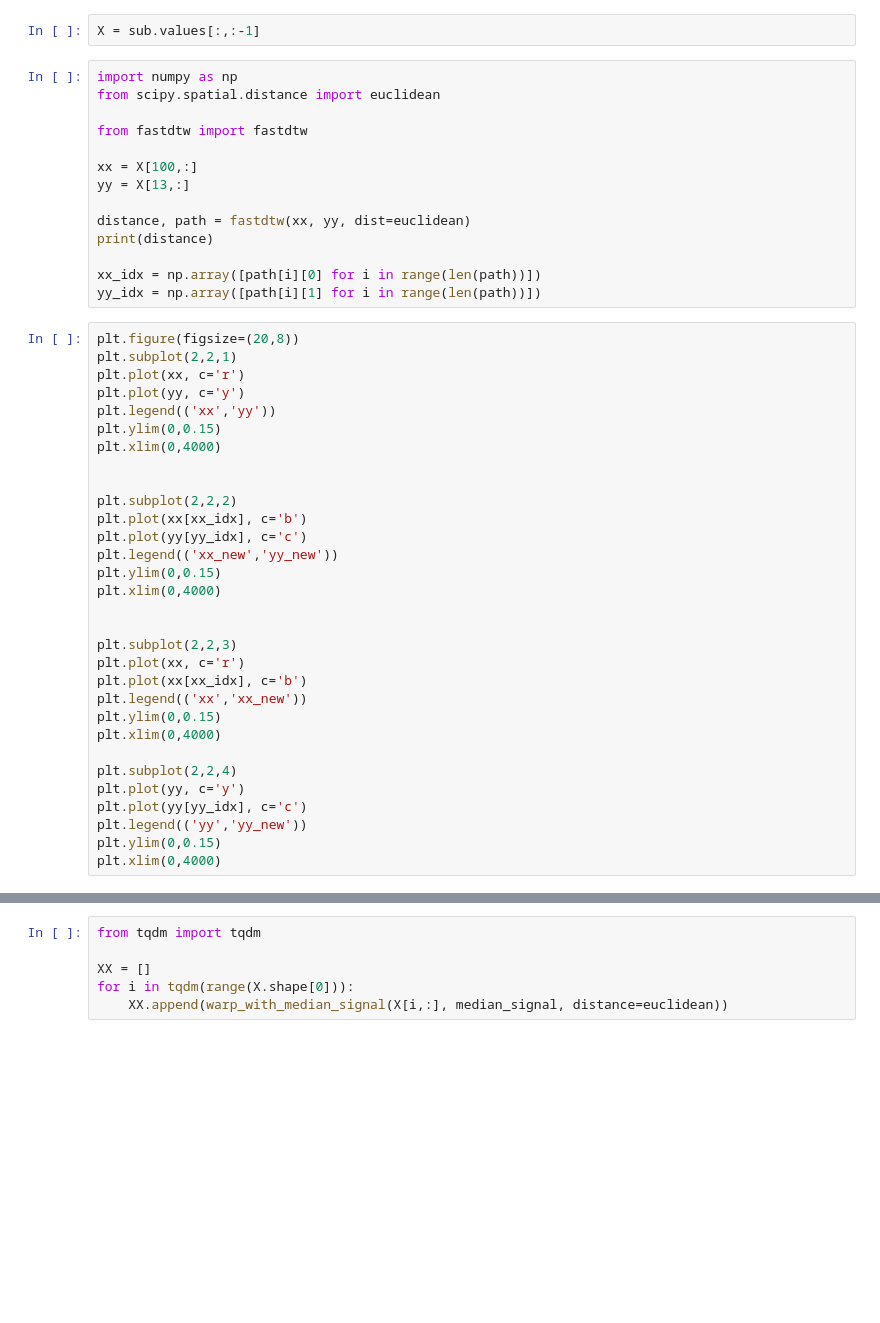
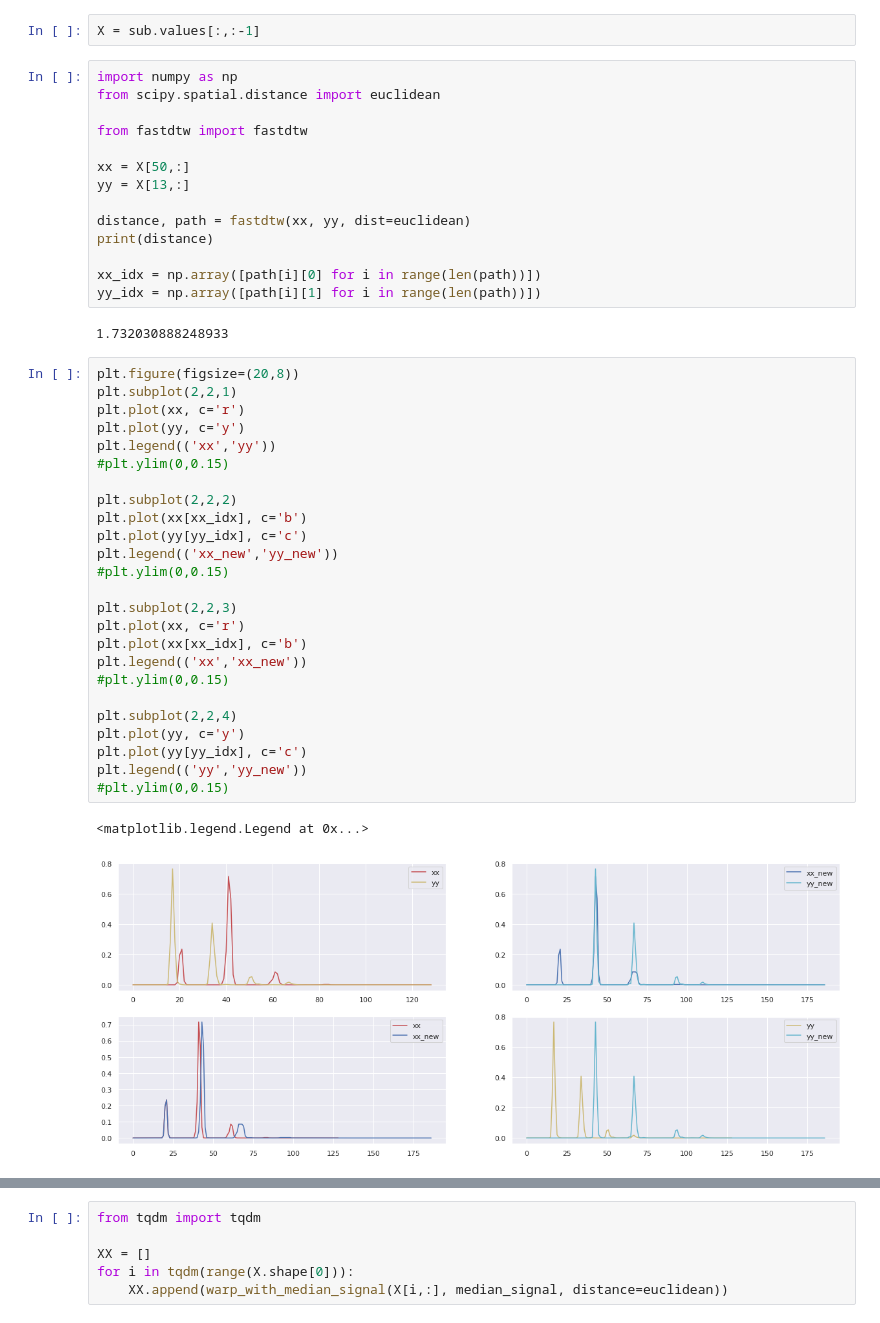
Before and after one commit to kalfasyan/wingbeat_frequencies, a Jupyter notebook: Demo_classification.ipynb, the cells around one changed output, grey strips where cells are left out. Drawn from its saved outputs; the diff is of its cells as text; blank space fills up the shorter version.

```diff
--- a/Demo_classification.ipynb
+++ b/Demo_classification.ipynb
@@ -212,7 +223,7 @@ from scipy.spatial.distance import euclidean
 
 from fastdtw import fastdtw
 
-xx = X[100,:]
+xx = X[50,:]
 yy = X[13,:]
 
 distance, path = fastdtw(xx, yy, dist=euclidean)
@@ -220,37 +231,36 @@ print(distance)
 
 xx_idx = np.array([path[i][0] for i in range(len(path))])
 yy_idx = np.array([path[i][1] for i in range(len(path))])
+# %% [output]
+1.732030888248933
 # %%
 plt.figure(figsize=(20,8))
 plt.subplot(2,2,1)
 plt.plot(xx, c='r')
 plt.plot(yy, c='y')
 plt.legend(('xx','yy'))
-plt.ylim(0,0.15)
-plt.xlim(0,4000)
-
+#plt.ylim(0,0.15)
 
 plt.subplot(2,2,2)
 plt.plot(xx[xx_idx], c='b')
 plt.plot(yy[yy_idx], c='c')
 plt.legend(('xx_new','yy_new'))
-plt.ylim(0,0.15)
-plt.xlim(0,4000)
-
+#plt.ylim(0,0.15)
 
 plt.subplot(2,2,3)
 plt.plot(xx, c='r')
 plt.plot(xx[xx_idx], c='b')
 plt.legend(('xx','xx_new'))
-plt.ylim(0,0.15)
-plt.xlim(0,4000)
+#plt.ylim(0,0.15)
 
 plt.subplot(2,2,4)
 plt.plot(yy, c='y')
 plt.plot(yy[yy_idx], c='c')
 plt.legend(('yy','yy_new'))
-plt.ylim(0,0.15)
-plt.xlim(0,4000)
+#plt.ylim(0,0.15)
+# %% [output]
+<matplotlib.legend.Legend at 0x...>
+[figure, added]
 # %%
 median_signal_idx = find_median_signal(D=X.astype(float))
 median_signal = X[median_signal_idx,:]
```
Also changed, not shown: parts of 19 cells of this notebook, 12 other files.
